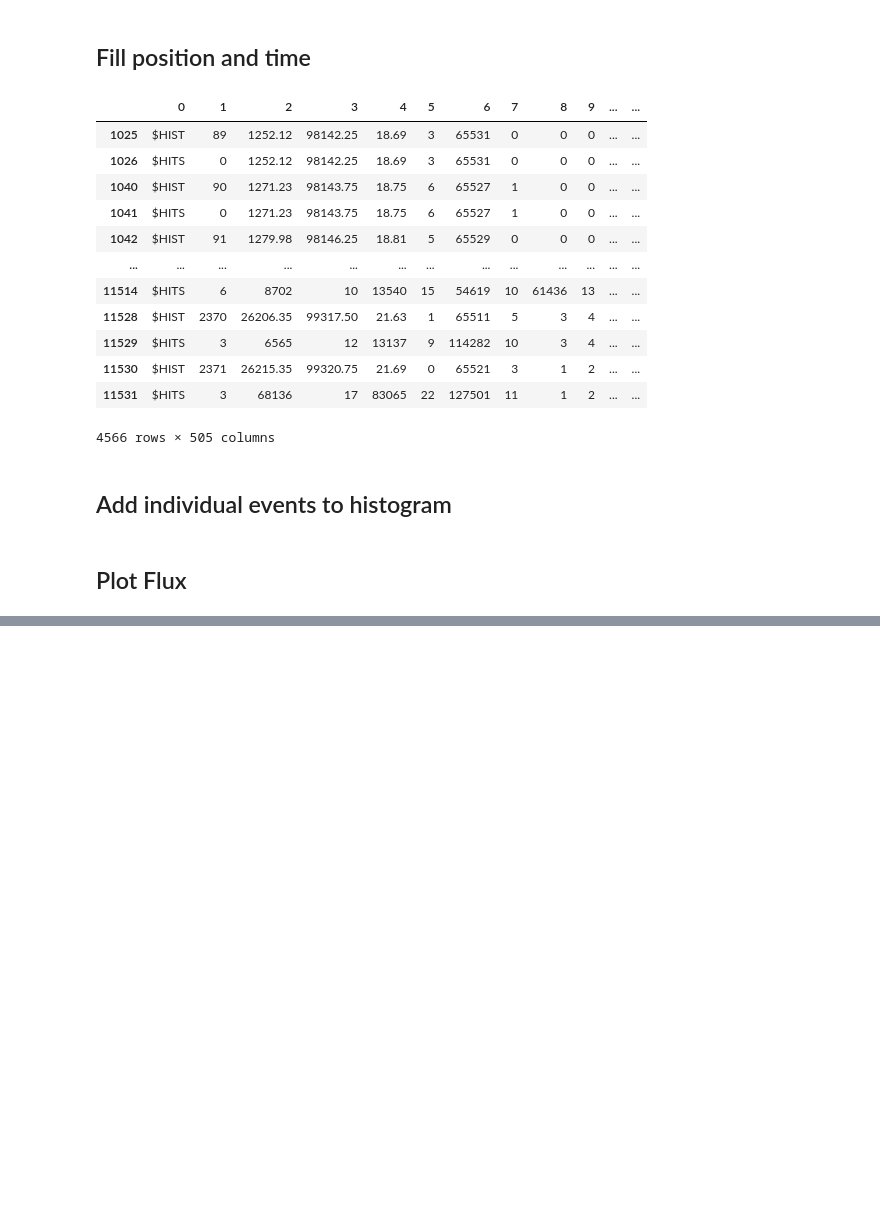
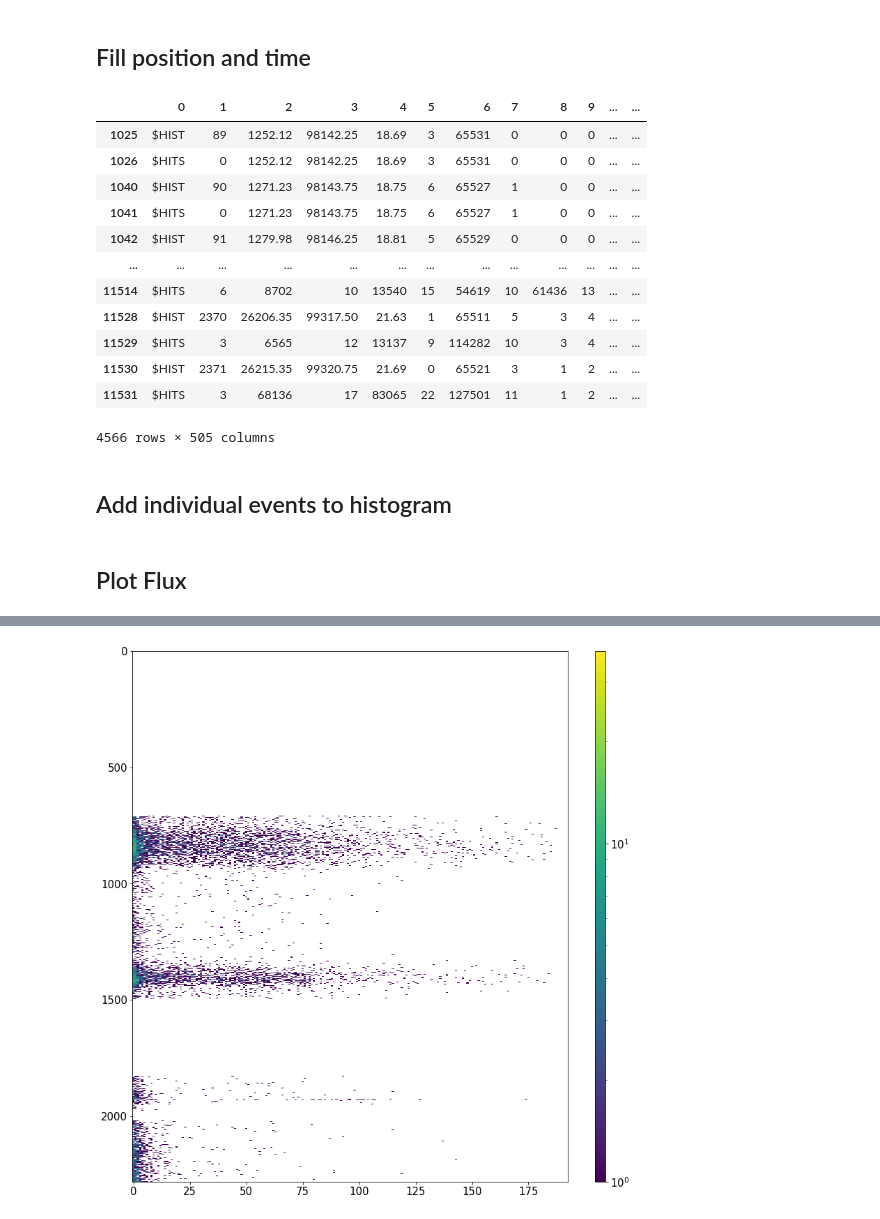
Before and after one commit to UniversalScientificTechnologies/GEODOS01, a Jupyter notebook: notebooks/GEODOS.ipynb, the cells around one changed output, grey strips where cells are left out. Drawn from its saved outputs; the diff is of its cells as text; code cells hidden in the pictures; blank space fills up the shorter version.

```diff
--- a/notebooks/GEODOS.ipynb
+++ b/notebooks/GEODOS.ipynb
@@ -200,0 +204,9 @@ plt.legend()
+# %%
+from matplotlib.colors import LogNorm
+
+plt.figure(figsize=(14, 14))
+plt.imshow((hist.iloc[:,7:200]), aspect='auto', norm=LogNorm())
+plt.colorbar(aspect=50)
+None
+# %% [output]
+[figure, added]
```
Also changed, not shown: parts of 5 cells of this notebook.
